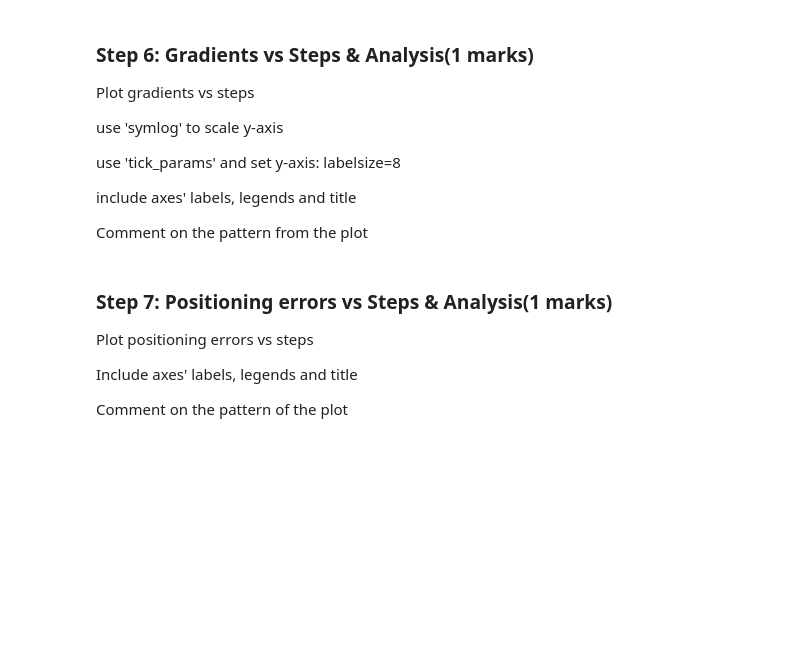
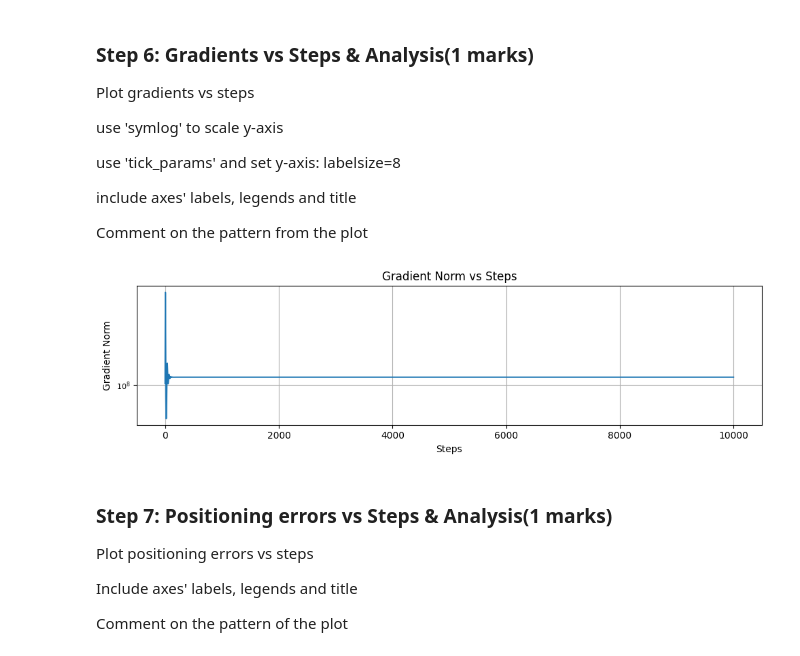
Before and after one commit to maryalrachid-ENGG680/ENGG680_2025_Fall, a Jupyter notebook: Lab_Assignment2/Assignment2_Upload.ipynb, the cells around one changed output. Drawn from its saved outputs; the diff is of its cells as text; code cells hidden in the pictures; blank space fills up the shorter version.

```diff
--- a/Lab_Assignment2/Assignment2_Upload.ipynb
+++ b/Lab_Assignment2/Assignment2_Upload.ipynb
@@ -445,13 +578,22 @@ Comment on the pattern from the plot
 # %%
 fig , ax = plt.subplots(nrows=1,ncols=1, figsize=(10,3))
 # (0.5 marks)
-# ...
+# compute gradient norms for plotting
+grad_norms = [np.linalg.norm(grad) for grad in arr_grad]
+ax.plot(grad_norms)
+ax.set_yscale('symlog')
+ax.tick_params(axis='y', labelsize=8)
+ax.set_xlabel('Steps')
+ax.set_ylabel('Gradient Norm')
+ax.set_title('Gradient Norm vs Steps')
 ax.grid(True)
 fig.tight_layout()
 plt.show()
 
 # Comment on the pattern (0.5 marks)
-# ...
+# the gradient norm experiences a steady decrease as iterations progress meaning the updates become smaller as the solution meets the minimum.
+# %% [output]
+[figure, added]
 # %% [markdown]
 ### Step 7: Positioning errors vs Steps & Analysis(1 marks)
 Plot positioning errors vs steps
```
Also changed, not shown: parts of 25 cells of this notebook.
